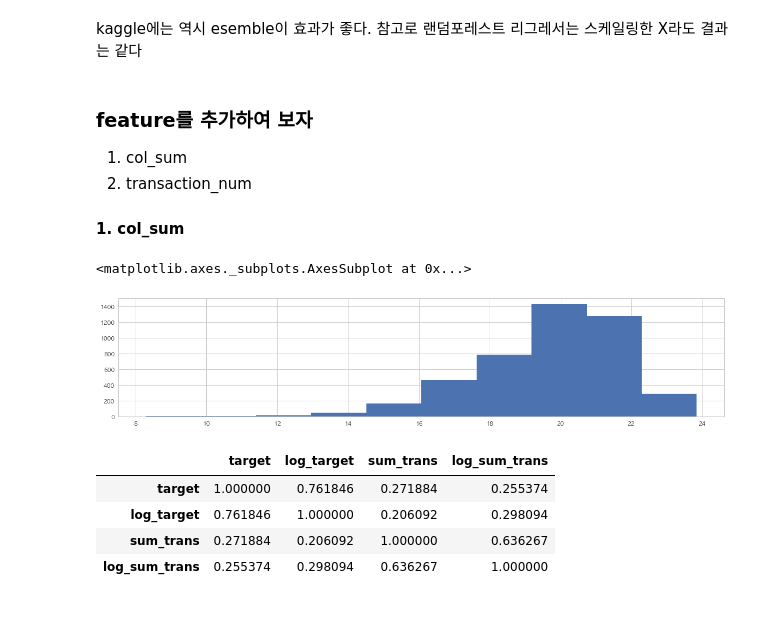
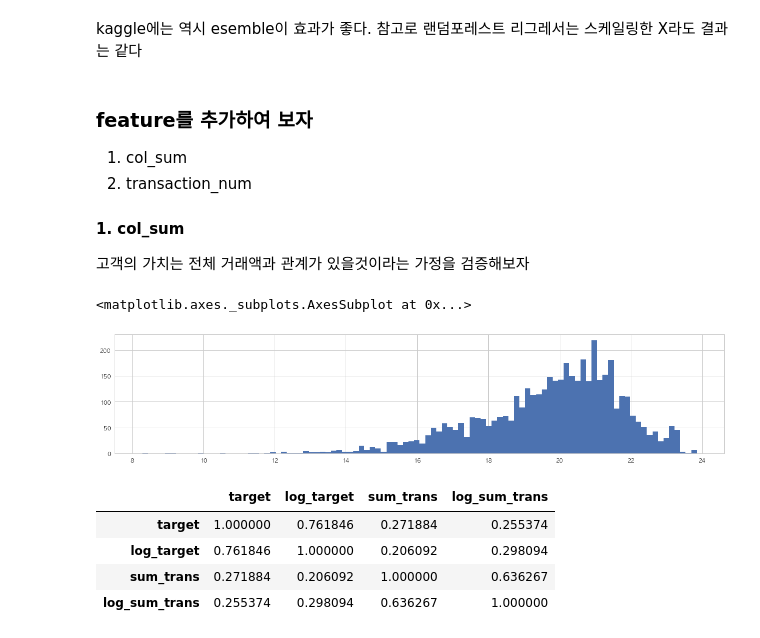
Before and after one commit to junwoopark92/2018-NAVER-DSC, a Jupyter notebook: explorer_data.ipynb, the cells around one changed output. Drawn from its saved outputs; the diff is of its cells as text; code cells hidden in the pictures.

```diff
--- a/explorer_data.ipynb
+++ b/explorer_data.ipynb
@@ -254,15 +254,16 @@ kaggle에는 역시 esemble이 효과가 좋다. 참고로 랜덤포레스트
 2. transaction_num
 
 #### 1. col_sum
+고객의 가치는 전체 거래액과 관계가 있을것이라는 가정을 검증해보자
 # %%
 sum_col = 0
 for col in train_df.drop(['ID','target','log_target'],axis=1).columns:
     sum_col = sum_col + train_df[col]
 # %%
-sum_col.apply(lambda x:np.log(x)).hist()
+sum_col.apply(lambda x:np.log(x)).hist(bins=100)
 # %% [output]
 <matplotlib.axes._subplots.AxesSubplot at 0x...>
-[figure, old version]
+[figure, new version]
 # %%
 train_df['sum_trans'] = sum_col
 train_df['log_sum_trans'] = sum_col.apply(lambda x:np.log(x))
```
Also changed, not shown: parts of 11 cells of this notebook.
